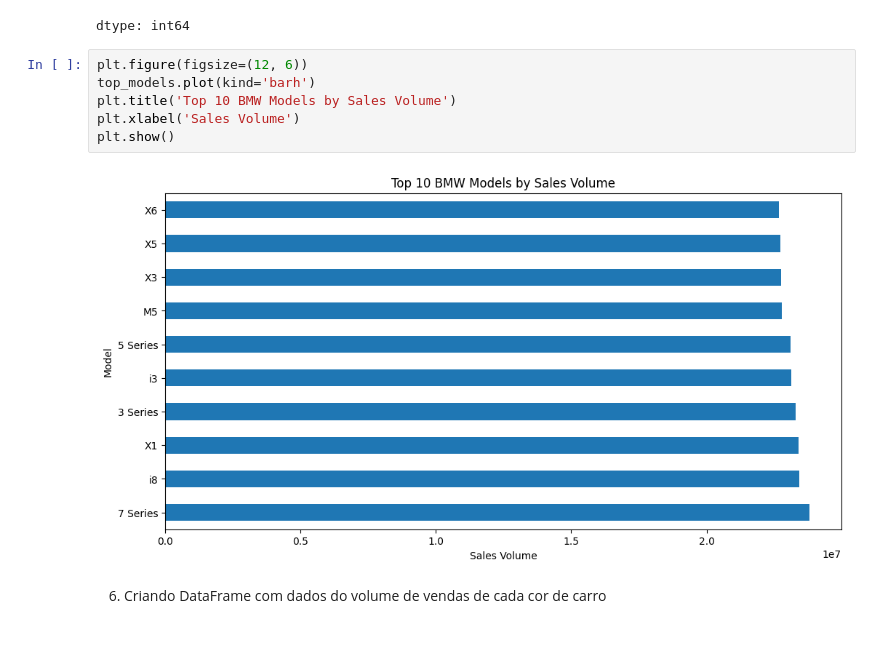
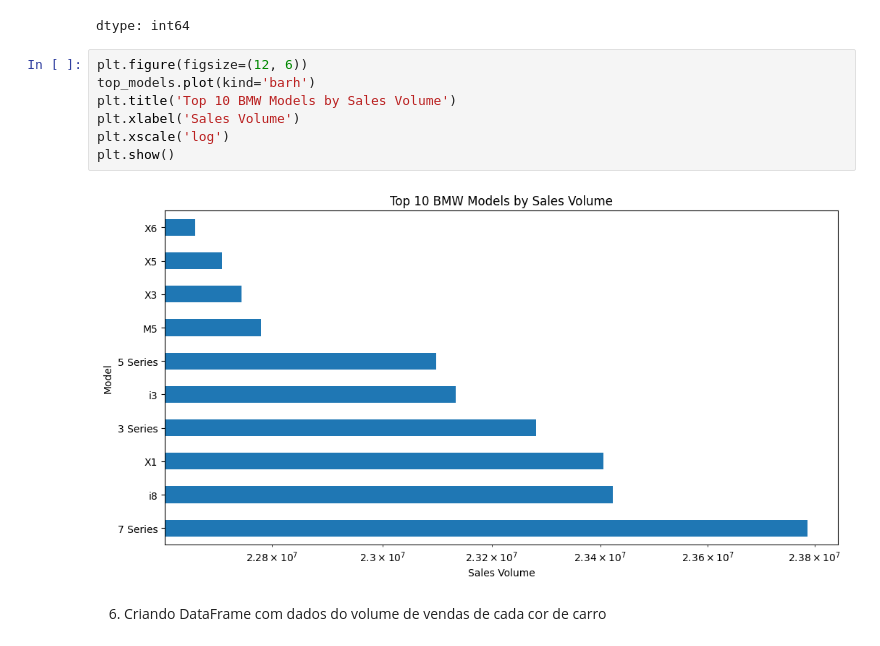
Before and after one commit to dhiegoemmanuel2006/data_analysis_bmw_sales, a Jupyter notebook: bmw_sales_playground.ipynb, the cells around one changed output. Saved outputs shown, nothing was run; the diff lists cells and outputs as text.

```diff
--- a/bmw_sales_playground.ipynb
+++ b/bmw_sales_playground.ipynb
@@ -128,11 +128,12 @@ dtype: int64
 # %%
 plt.figure(figsize=(12, 6))
 top_models.plot(kind='barh')
 plt.title('Top 10 BMW Models by Sales Volume')
 plt.xlabel('Sales Volume')
+plt.xscale('log')
 plt.show()
 # %% [output]
-[figure, old version]
+[figure, new version]
 # %% [markdown]
 6. Criando DataFrame com dados do volume de vendas de cada cor de carro
 # %%
```
Also changed, not shown: parts of 1 cell of this notebook.
